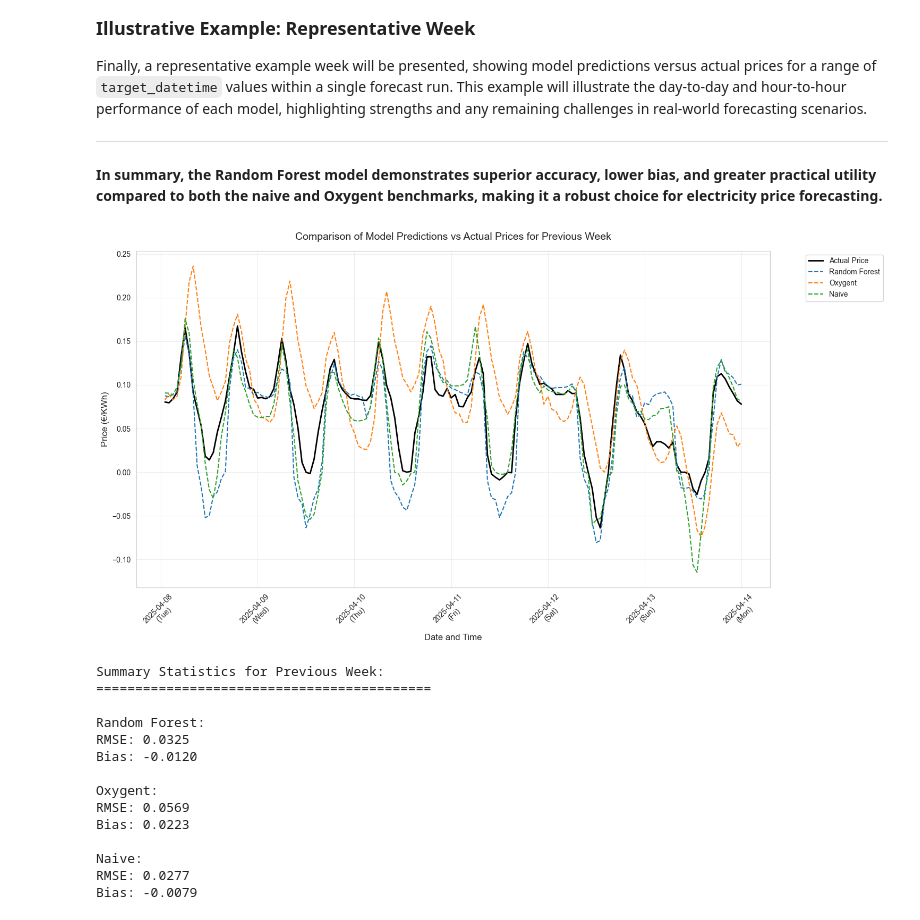
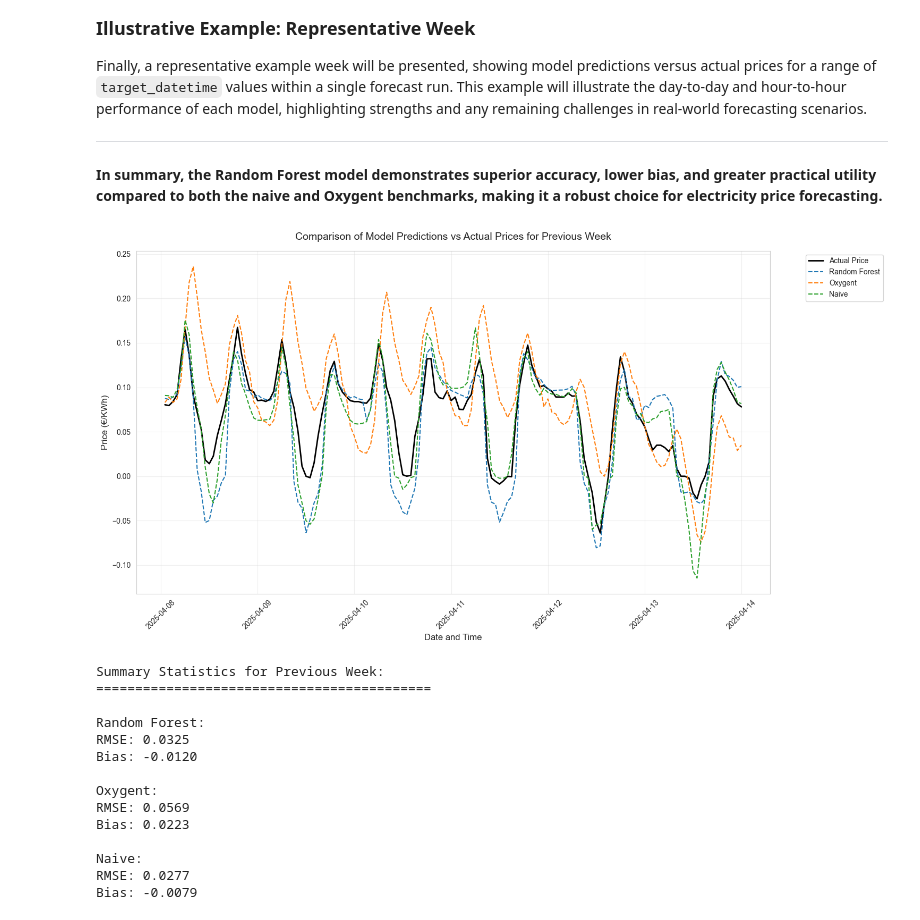
Before and after one commit to tvgerwe/ENEXIS, a Jupyter notebook: workspaces/sharell/evaluation_final_models.ipynb, the cells around one changed output. Cells and saved outputs as stored; diff of their text form; code cells hidden in the pictures.

```diff
--- a/workspaces/sharell/evaluation_final_models.ipynb
+++ b/workspaces/sharell/evaluation_final_models.ipynb
@@ -425,35 +575,38 @@ plt.xlabel('Date and Time', fontsize=12)
 plt.ylabel('Price (€/KWh)', fontsize=12)
 plt.grid(True, alpha=0.3)
 plt.legend(bbox_to_anchor=(1.05, 1), loc='upper left')
 
 # Format x-axis to show date and weekday
 ax = plt.gca()
-ax.xaxis.set_major_formatter(mdates.DateFormatter('%Y-%m-%d\n(%a)'))
+import matplotlib.dates as mdates
+
+# Select data from 6 days earlier than the last week
+second_last_week = df[df['run_date'] == df['run_date'].unique()[-7]]  # -7 instead of -1
 
 plt.xticks(rotation=45)
 plt.tight_layout()
 plt.show()
 
 # Print summary statistics for this period
 print("\nSummary Statistics for Previous Week:")
 print("===========================================")
 for model in ['Random Forest', 'Oxygent', 'Naive']:
     if model == 'Random Forest':
         pred_col = 'predicted_Price'
     elif model == 'Oxygent':
         pred_col = 'oxygent_price'
     else:
         pred_col = 'naive_price'
 
     rmse = np.sqrt(mean_squared_error(second_last_week['actual_Price'], second_last_week[pred_col]))
     mae = mean_absolute_error(second_last_week['actual_Price'], second_last_week[pred_col])
     bias = (second_last_week[pred_col] - second_last_week['actual_Price']).mean()
 
     print(f"\n{model}:")
     print(f"RMSE: {rmse:.4f}")
     print(f"Bias: {bias:.4f}")
 # %% [output]
-[figure, old version]
+[figure, new version]
 Summary Statistics for Previous Week:
 ===========================================
 
```
Also changed, not shown: parts of 10 cells of this notebook, 30 other files.
